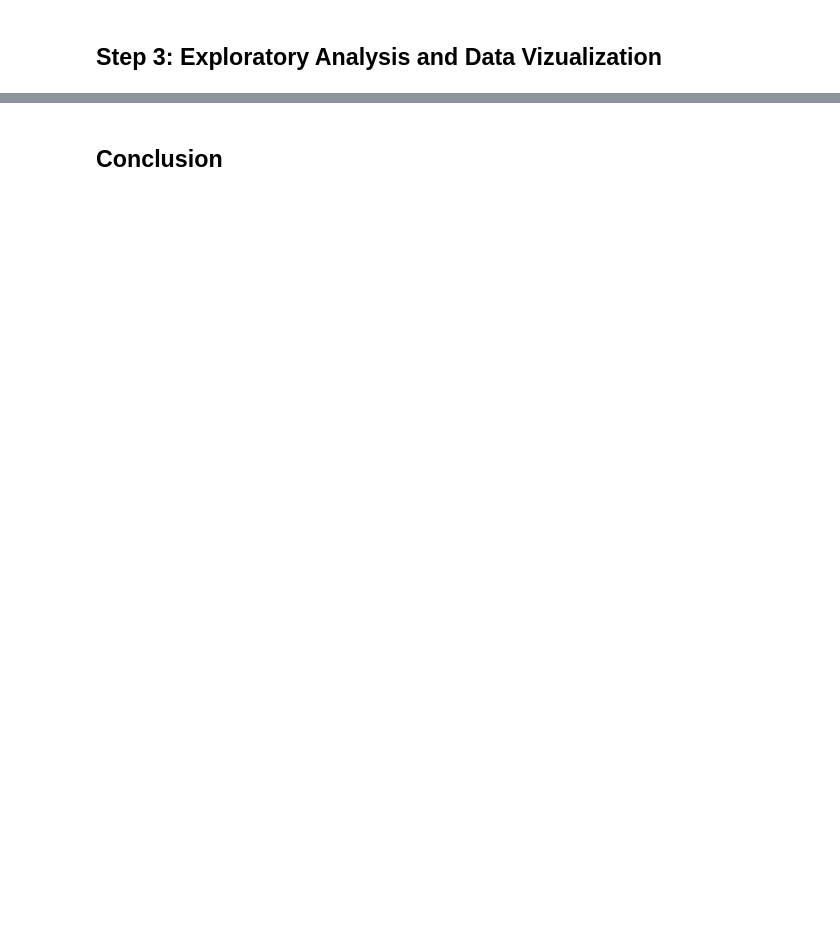
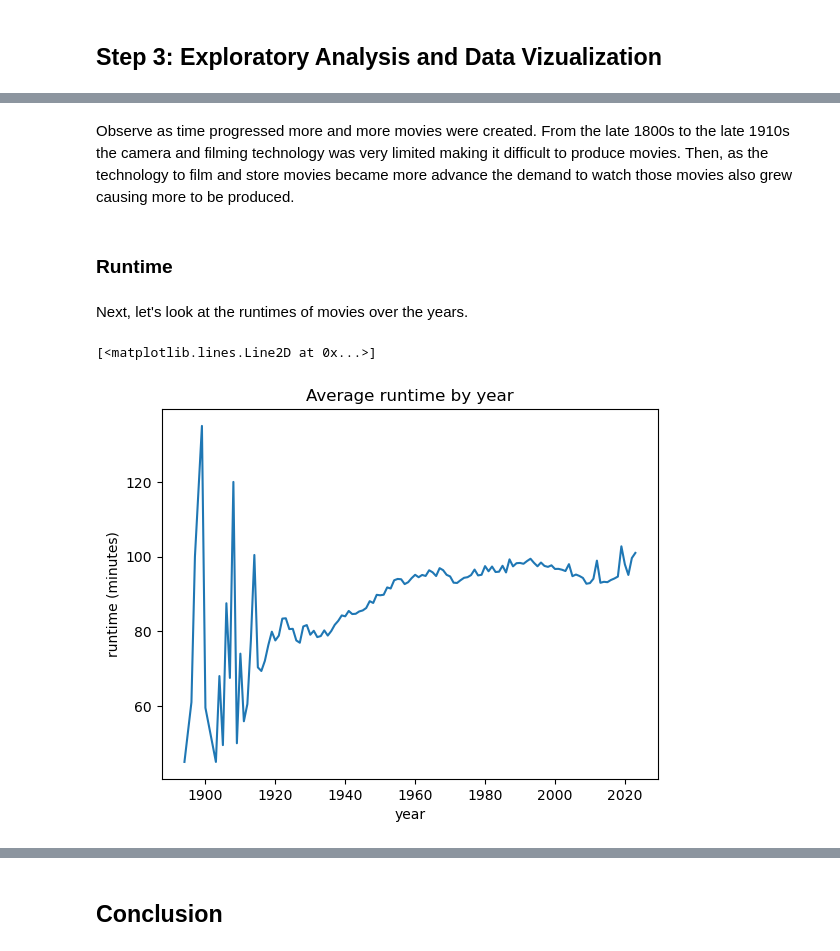
Before and after one commit to James-Trauger/James-Trauger.github.io, a Jupyter notebook: james.ipynb, the cells around one changed output, grey strips where cells are left out. Cells and saved outputs as stored; diff of their text form; code cells hidden in the pictures; blank space fills up the shorter version.

```diff
--- a/james.ipynb
+++ b/james.ipynb
@@ -129,0 +174,17 @@ df.sort_values(by=['numVotes'], ascending=False).head(10)
+# %% [markdown]
+Observe as time progressed more and more movies were created. From the late 1800s to the late 1910s the camera and filming technology was very limited making it difficult to produce movies. Then, as the technology to film and store movies became more advance the demand to watch those movies also grew causing more to be produced.
+# %% [markdown]
+### Runtime
+# %% [markdown]
+Next, let's look at the runtimes of movies over the years.
+# %%
+by_year = df.dropna(axis=0,subset='runtimeMinutes').groupby(by='startYear')
+# %%
+avgs = by_year['runtimeMinutes'].mean()
+plt.xlabel('year')
+plt.ylabel('runtime (minutes)')
+plt.title('Average runtime by year')
+plt.plot(avgs)
+# %% [output]
+[<matplotlib.lines.Line2D at 0x...>]
+[figure, added]
```
Also changed, not shown: parts of 24 cells of this notebook.
